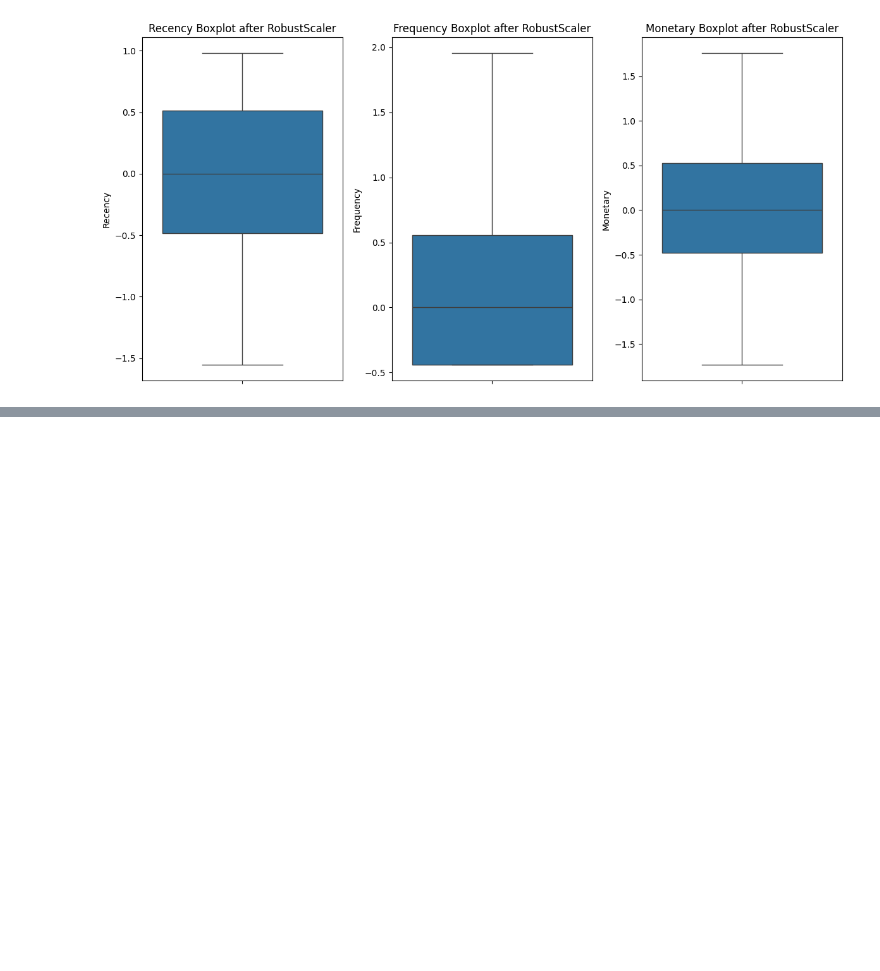
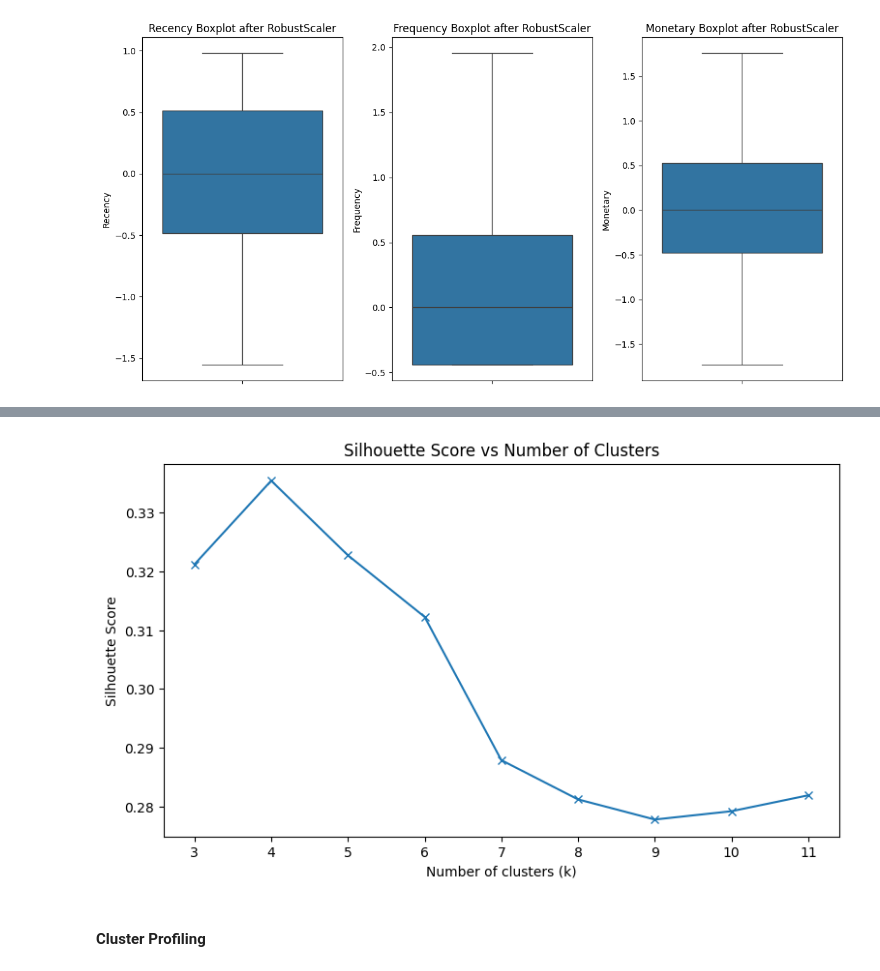
Before and after one commit to gorkemyencak/online-retail-clustering, a Jupyter notebook: main.ipynb, the cells around one changed output, grey strips where cells are left out. Cells and saved outputs as stored; diff of their text form; code cells hidden in the pictures; blank space fills up the shorter version.

```diff
--- a/main.ipynb
+++ b/main.ipynb
@@ -375,0 +416,14 @@ plt.show()
+# %%
+# Let's choose k = 5, and fit KMeans based on k = 5
+kmeans = KMeans(
+    n_clusters = 5,
+    random_state = 7,
+    n_init = 20
+)
+
+clusters_kmeans = kmeans.fit_predict(rfm_scaled)
+
+# Assigning clusters to rfm
+rfm_final = rfm_clean.copy()
+rfm_final['Cluster'] = clusters_kmeans
+rfm_final
@@ -375,0 +447,14 @@ plt.show()
+# %%
+# Silhouette Score
+silhouette_scores = {}
+
+for k in k_val:
+    kmeans = KMeans(
+        n_clusters = k,
+        random_state = 7,
+        n_init = 20
+    )
+    labels = kmeans.fit_predict(rfm_scaled)
+    score = silhouette_score(rfm_scaled, labels)
+    silhouette_scores[k] = score
+silhouette_scores
@@ -375,0 +471,17 @@ plt.show()
+# %%
+# Plotting Silhouette Score curve
+plt.figure(figsize=(9, 5))
+plt.plot(
+    list(silhouette_scores.keys()),
+    list(silhouette_scores.values()),
+    marker='x'
+)
+plt.xlabel('Number of clusters (k)')
+plt.ylabel('Silhouette Score')
+plt.title('Silhouette Score vs Number of Clusters')
+plt.xticks(list(silhouette_scores.keys()))
+plt.show()
+# %% [output]
+[figure, added]
+# %% [markdown]
+#### Cluster Profiling
```
Also changed, not shown: parts of 11 cells of this notebook.
